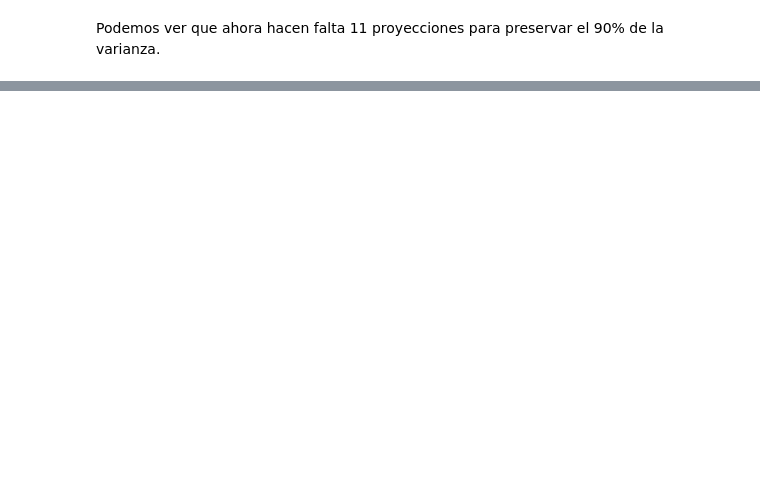
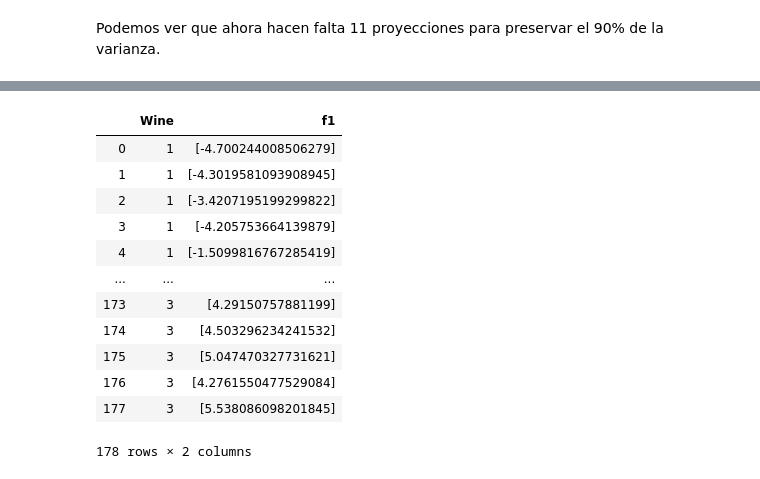
Before and after one commit to davidvicentemartinez/MachineLearning, a Jupyter notebook: parte 2/Parte2.ipynb, the cells around one changed output, grey strips where cells are left out. Drawn from its saved outputs; the diff is of its cells as text; code cells hidden in the pictures; blank space fills up the shorter version.

```diff
--- a/parte 2/Parte2.ipynb
+++ b/parte 2/Parte2.ipynb
@@ -365,0 +368,19 @@ for i in X:
+# %%
+lda = pd.DataFrame()
+lda['Wine'] = list(classes)
+lda['f1'] = list(X)
+lda
+# %% [output]
+|  | Wine | f1 |
+| 0 | 1 | [-4.700244008506279] |
+| 1 | 1 | [-4.3019581093908945] |
+| 2 | 1 | [-3.4207195199299822] |
+| 3 | 1 | [-4.205753664139879] |
+| 4 | 1 | [-1.5099816767285419] |
+| ... | ... | ... |
+| 173 | 3 | [4.29150757881199] |
+| 174 | 3 | [4.503296234241532] |
+| 175 | 3 | [5.047470327731621] |
+| 176 | 3 | [4.2761550477529084] |
+| 177 | 3 | [5.538086098201845] |
+178 rows × 2 columns
```
Also changed, not shown: parts of 23 cells of this notebook.
